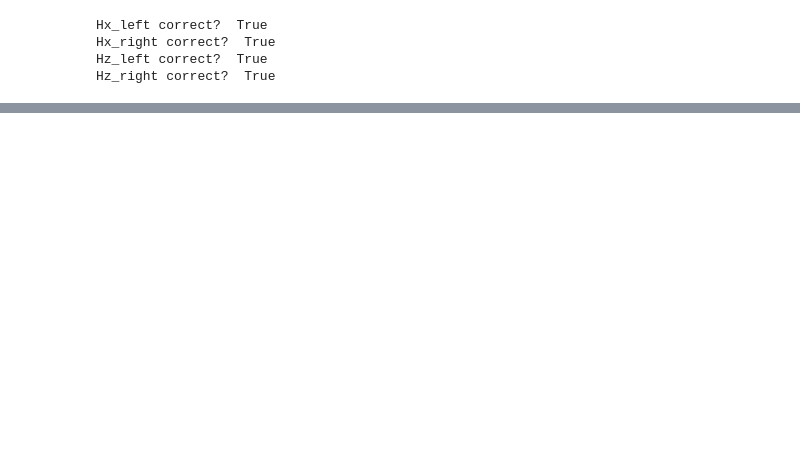
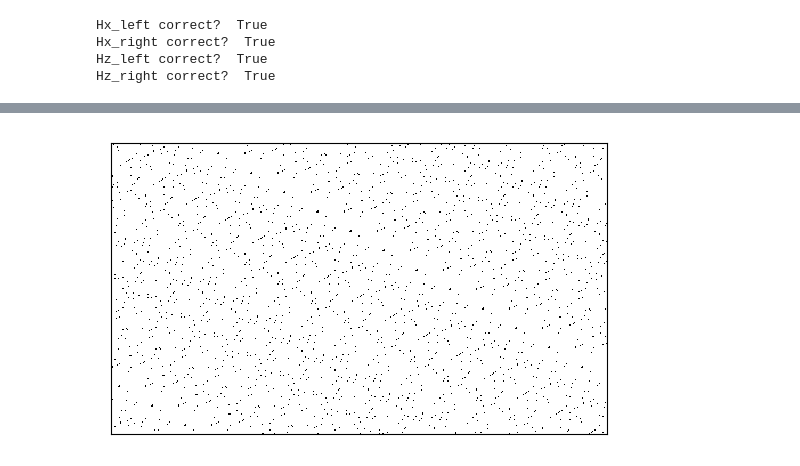
Before and after one commit to Rosetta-Tan/aperiodic-codes, a Jupyter notebook: drafts/balanced_product.ipynb, the cells around one changed output, grey strips where cells are left out. Cells and saved outputs as stored; diff of their text form; code cells hidden in the pictures; blank space fills up the shorter version.

```diff
--- a/drafts/balanced_product.ipynb
+++ b/drafts/balanced_product.ipynb
@@ -179,0 +188,8 @@ plt.imshow(H1, cmap='gray')
+# %%
+fig, ax = plt.subplots()
+cax = ax.matshow(H1, cmap='binary')
+ax.set_xticks([])
+ax.set_yticks([])
+fig.savefig('h1.png', dpi=600)
+# %% [output]
+[figure, added]
```
Also changed, not shown: parts of 2 cells of this notebook, 13 other files.
